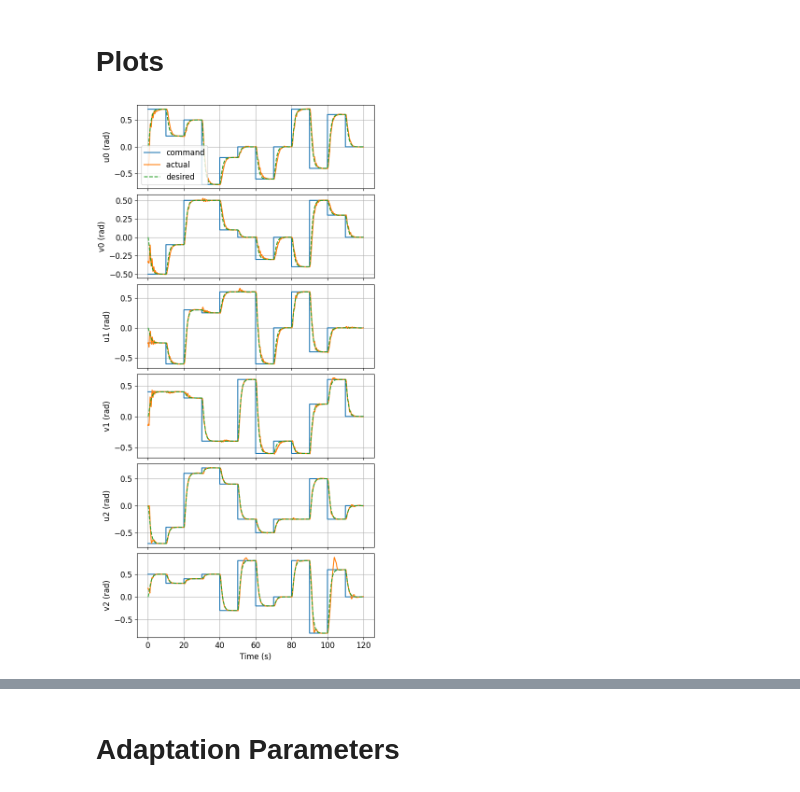
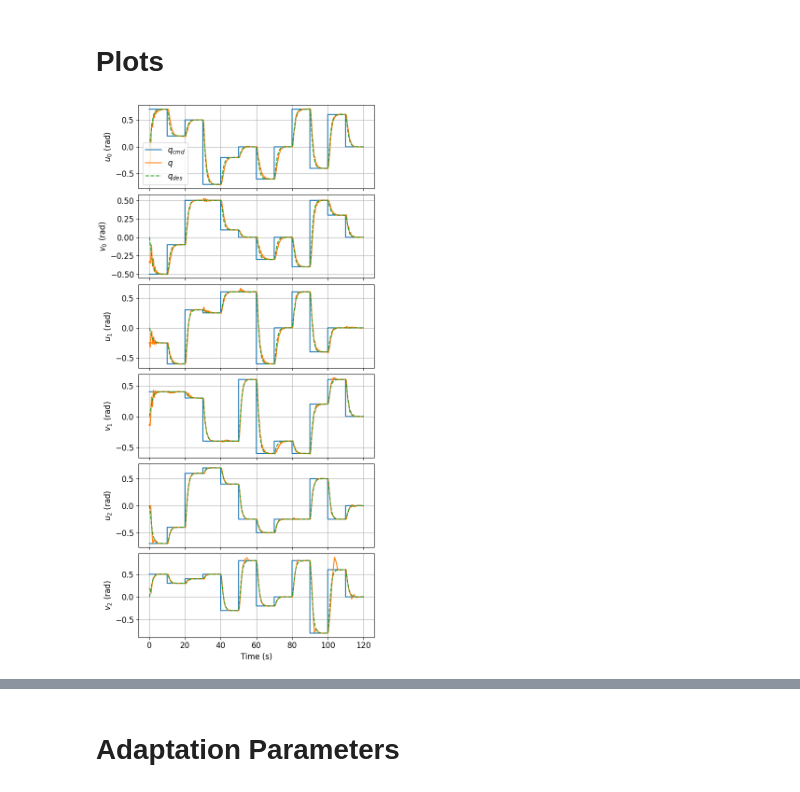
Before and after one commit to byu-rad-lab/baloo-data-analysis, a Jupyter notebook: whole_arm_experiments/mrac_control_plots.ipynb, the cells around one changed output, grey strips where cells are left out. Saved outputs shown, nothing was run; the diff lists cells and outputs as text; code cells hidden in the pictures.

```diff
--- a/whole_arm_experiments/mrac_control_plots.ipynb
+++ b/whole_arm_experiments/mrac_control_plots.ipynb
@@ -227,50 +227,50 @@ fig, ax = plt.subplots(6,1,sharex=True, figsize=(6,12), constrained_layout=True)
 plt.rcParams.update({'font.size': 12})
 
 #plot joint 0 command, desired, actual (dashed), u on the left, v on the right
-ax[0].plot(time[0], joint0_ucmd[0], label='command')
-ax[0].plot(time[0], joint0_u[0],label='actual')
-ax[0].plot(time[0], joint0_udes[0], '--', label='desired')
+ax[0].plot(time[0], joint0_ucmd[0], label='$q_{cmd}$')
+ax[0].plot(time[0], joint0_u[0],label='$q$')
+ax[0].plot(time[0], joint0_udes[0], '--', label='$q_{des}$')
 ax[0].grid()
-ax[0].set_ylabel('u0 (rad)')
+ax[0].set_ylabel('$u_0$ (rad)')
 ax[0].legend(loc='lower left')
 
 ax[1].plot(time[0], joint0_vcmd[0],label='command')
 ax[1].plot(time[0], joint0_v[0], label='actual')
 ax[1].plot(time[0], joint0_vdes[0], '--', label='desired')
 ax[1].grid()
-ax[1].set_ylabel('v0 (rad)')
+ax[1].set_ylabel('$v_0$ (rad)')
 
 #plot joint 1 command, desired, actual (dashed), u on the left, v on the right
 ax[2].plot(time[0], joint1_ucmd[0],label='command')
 ax[2].plot(time[0], joint1_u[0], label='actual')
 ax[2].plot(time[0], joint1_udes[0], '--', label='desired')
 ax[2].grid()
-ax[2].set_ylabel('u1 (rad)')
+ax[2].set_ylabel('$u_1$ (rad)')
 
 ax[3].plot(time[0], joint1_vcmd[0],label='command')
 ax[3].plot(time[0], joint1_v[0], label='actual')
 ax[3].plot(time[0], joint1_vdes[0],  '--', label='desired')
 ax[3].grid()
-ax[3].set_ylabel('v1 (rad)')
+ax[3].set_ylabel('$v_1$ (rad)')
 
 #plot joint 2 command, desired, actual (dashed), u on the left, v on the right
 ax[4].plot(time[0], joint2_ucmd[0], label='command')
 ax[4].plot(time[0], joint2_u[0],  label='actual')
 ax[4].plot(time[0], joint2_udes[0],  '--',label='desired')
 ax[4].grid()
-ax[4].set_ylabel('u2 (rad)')
+ax[4].set_ylabel('$u_2$ (rad)')
 
 ax[5].plot(time[0], joint2_vcmd[0], label='command')
 ax[5].plot(time[0], joint2_v[0], label='actual')
 ax[5].plot(time[0], joint2_vdes[0], '--', label='desired')
 ax[5].grid()
-ax[5].set_ylabel('v2 (rad)')
+ax[5].set_ylabel('$v_2$ (rad)')
 ax[5].set_xlabel('Time (s)')
 
 plt.savefig('mrac_performance.png', dpi=300)
 plt.show()
 # %% [output]
-[figure, old version]
+[figure, new version]
 # %%
 #plot s values with confidence intervals shaded above and below
 %matplotlib widget
```
Also changed, not shown: parts of 3 cells of this notebook, 1 other file.
